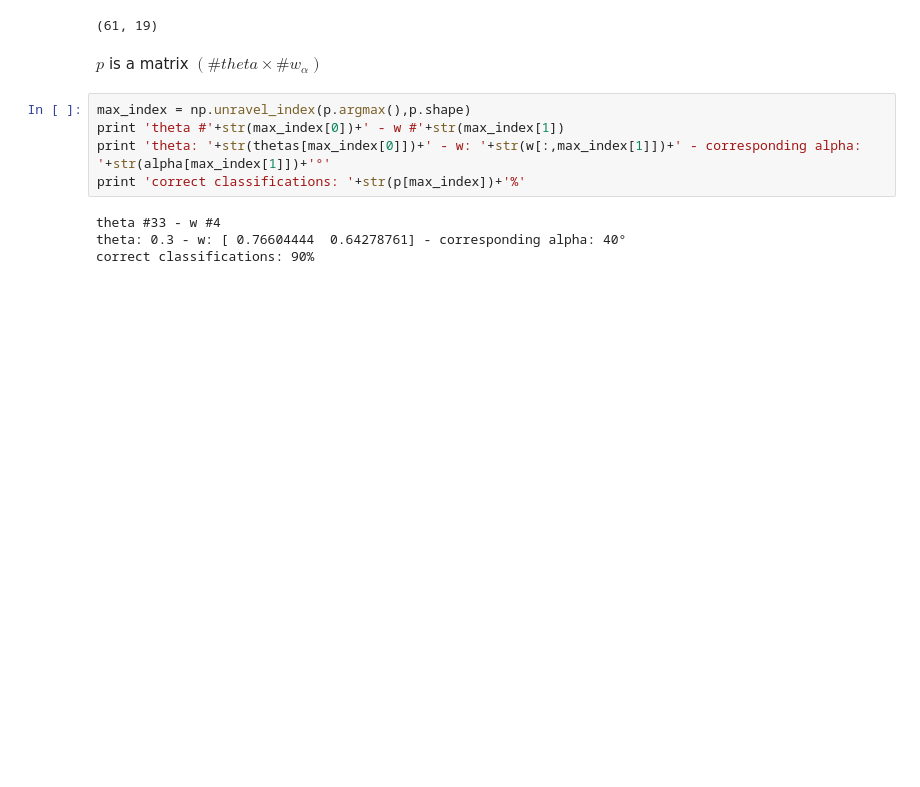
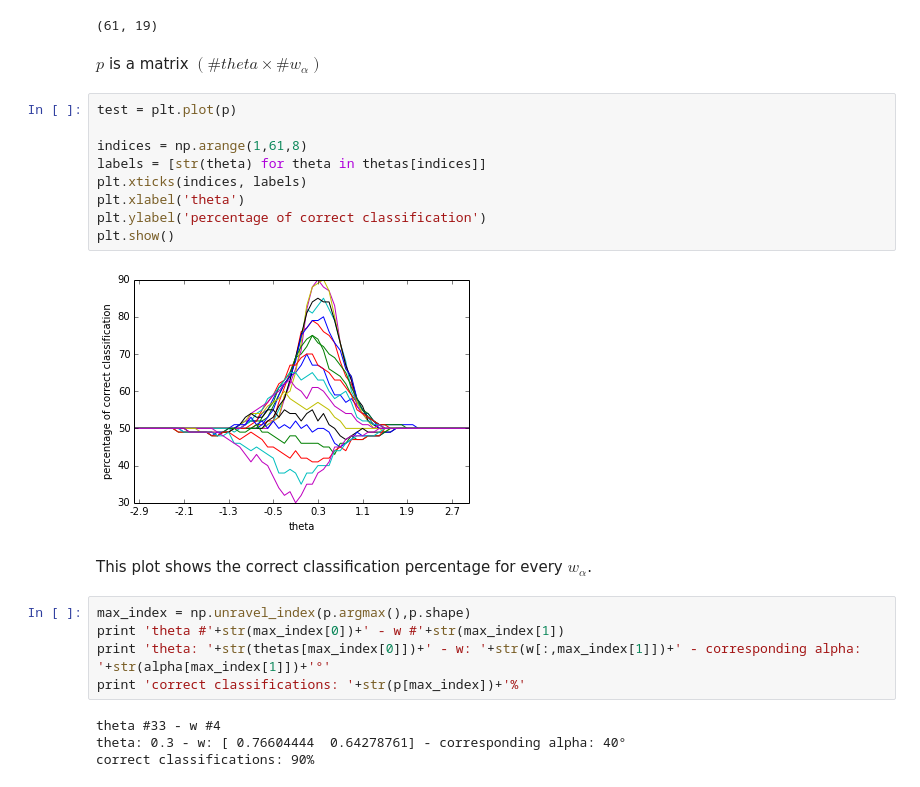
Before and after one commit to JensMeiners/MI1, a Jupyter notebook: Ex02/Ex02.ipynb, the cells around one changed output. Drawn from its saved outputs; the diff is of its cells as text; blank space fills up the shorter version.

Commit message:
add a cool plot

```diff
--- a/Ex02/Ex02.ipynb
+++ b/Ex02/Ex02.ipynb
@@ -147,6 +147,19 @@ print p.shape
 (61, 19)
 # %% [markdown]
 $p$ is a matrix $(\# theta \times \# w_\alpha)$
+# %%
+test = plt.plot(p)
+
+indices = np.arange(1,61,8)
+labels = [str(theta) for theta in thetas[indices]]
+plt.xticks(indices, labels)
+plt.xlabel('theta')
+plt.ylabel('percentage of correct classification')
+plt.show()
+# %% [output]
+[figure, added]
+# %% [markdown]
+This plot shows the correct classification percentage for every $w_\alpha$.
 # %%
 max_index = np.unravel_index(p.argmax(),p.shape)
 print 'theta #'+str(max_index[0])+' - w #'+str(max_index[1])
```
